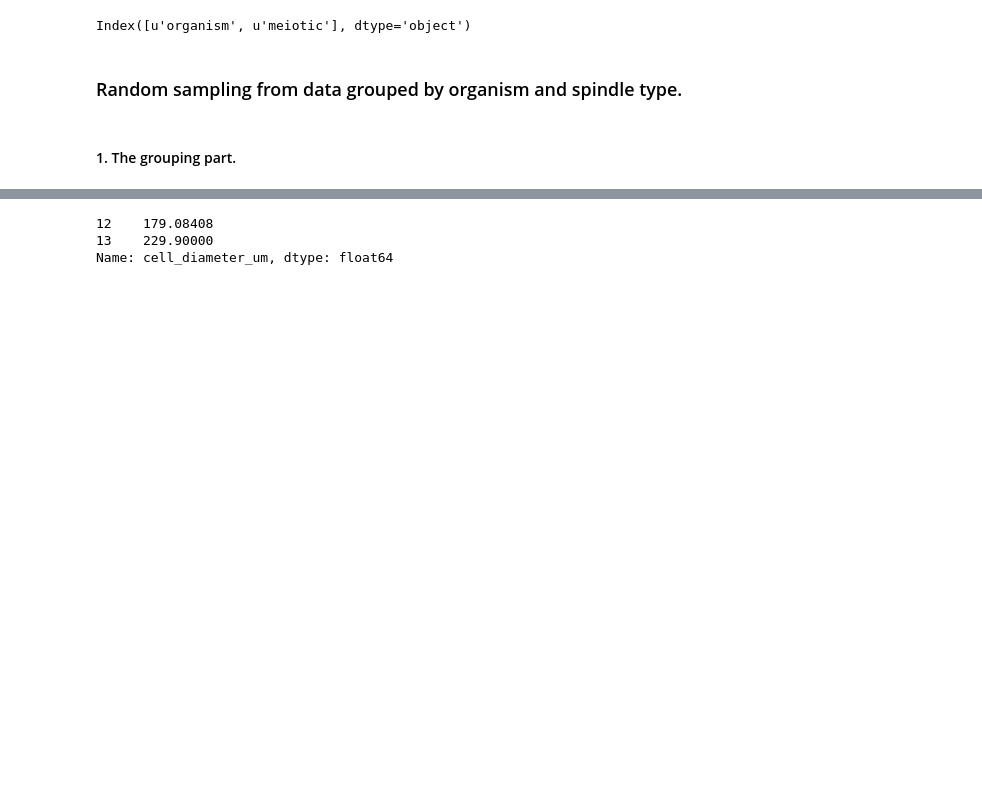
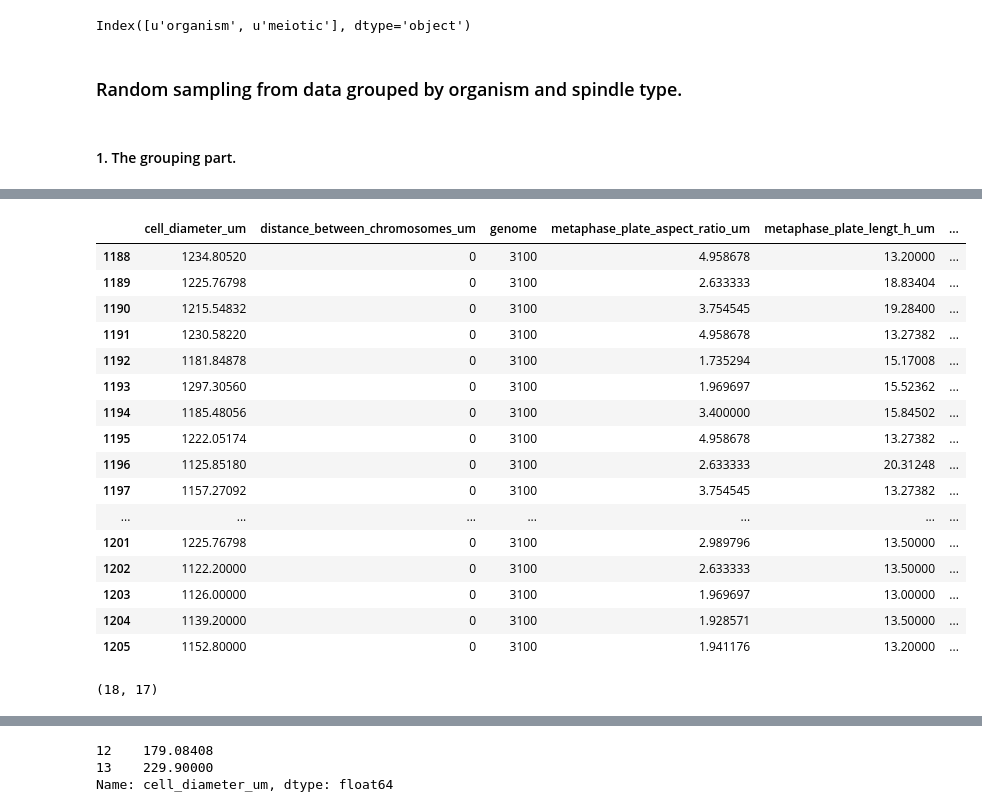
Before and after one commit to emmaggie/SPINDLE_ZOO, a Jupyter notebook: SEPTEMBER_2014/A_Marina_spindle_zoo_part7_NA_and_unsupervised.ipynb, the cells around one changed output, grey strips where cells are left out. Cells and saved outputs as stored; diff of their text form; code cells hidden in the pictures; blank space fills up the shorter version.

```diff
--- a/SEPTEMBER_2014/A_Marina_spindle_zoo_part7_NA_and_unsupervised.ipynb
+++ b/SEPTEMBER_2014/A_Marina_spindle_zoo_part7_NA_and_unsupervised.ipynb
@@ -152,0 +346,4 @@ for item in groups.groups.items():
+# %%
+for col in testing:
+    if col_with_NAs(testing[col])==True:
+        print col
@@ -152,0 +364,34 @@ for item in groups.groups.items():
+# %%
+def NA_filler(testing):
+    for col in testing:
+        if col_with_NAs(testing[col])==True:
+            for i in testing.iloc[:,].index:
+                 if np.isnan(testing[col][i])==True:
+                    testing[col][i]=bootstrap_nan(testing,col)
+    return testing
+# %%
+testing2=NA_filler(testing)
+# %%
+testing2
+# %% [output]
+|  | cell_diameter_um | distance_between_chromosomes_um | genome | metaphase_plate_aspect_ratio_um | metaphase_plate_lengt_h_um | ... |
+| 1188 | 1234.80520 | 0 | 3100 | 4.958678 | 13.20000 | ... |
+| 1189 | 1225.76798 | 0 | 3100 | 2.633333 | 18.83404 | ... |
+| 1190 | 1215.54832 | 0 | 3100 | 3.754545 | 19.28400 | ... |
+| 1191 | 1230.58220 | 0 | 3100 | 4.958678 | 13.27382 | ... |
+| 1192 | 1181.84878 | 0 | 3100 | 1.735294 | 15.17008 | ... |
+| 1193 | 1297.30560 | 0 | 3100 | 1.969697 | 15.52362 | ... |
+| 1194 | 1185.48056 | 0 | 3100 | 3.400000 | 15.84502 | ... |
+| 1195 | 1222.05174 | 0 | 3100 | 4.958678 | 13.27382 | ... |
+| 1196 | 1125.85180 | 0 | 3100 | 2.633333 | 20.31248 | ... |
+| 1197 | 1157.27092 | 0 | 3100 | 3.754545 | 13.27382 | ... |
+| ... | ... | ... | ... | ... | ... | ... |
+| 1201 | 1225.76798 | 0 | 3100 | 2.989796 | 13.50000 | ... |
+| 1202 | 1122.20000 | 0 | 3100 | 2.633333 | 13.50000 | ... |
+| 1203 | 1126.00000 | 0 | 3100 | 1.969697 | 13.00000 | ... |
+| 1204 | 1139.20000 | 0 | 3100 | 1.928571 | 13.50000 | ... |
+| 1205 | 1152.80000 | 0 | 3100 | 1.941176 | 13.20000 | ... |
+# %%
+testing2.shape
+# %% [output]
+(18, 17)
```
Also changed, not shown: parts of 61 cells of this notebook, 17 other files.
